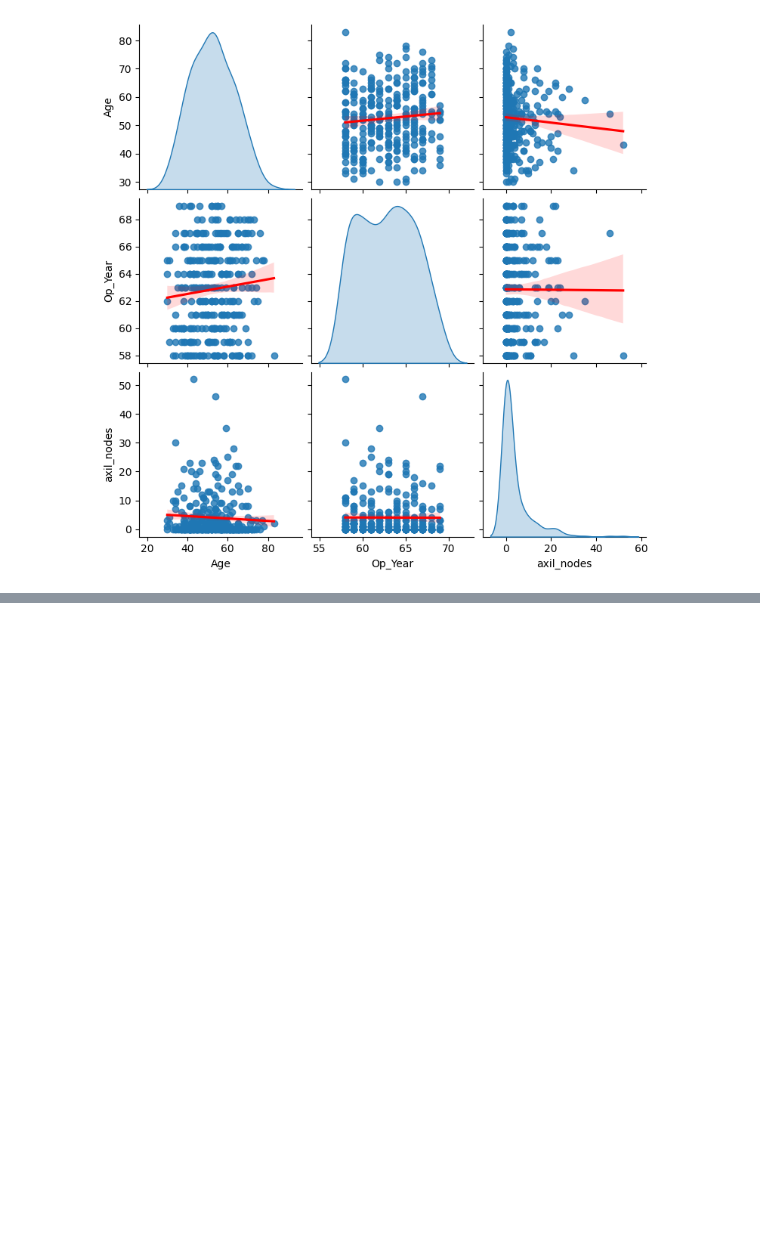
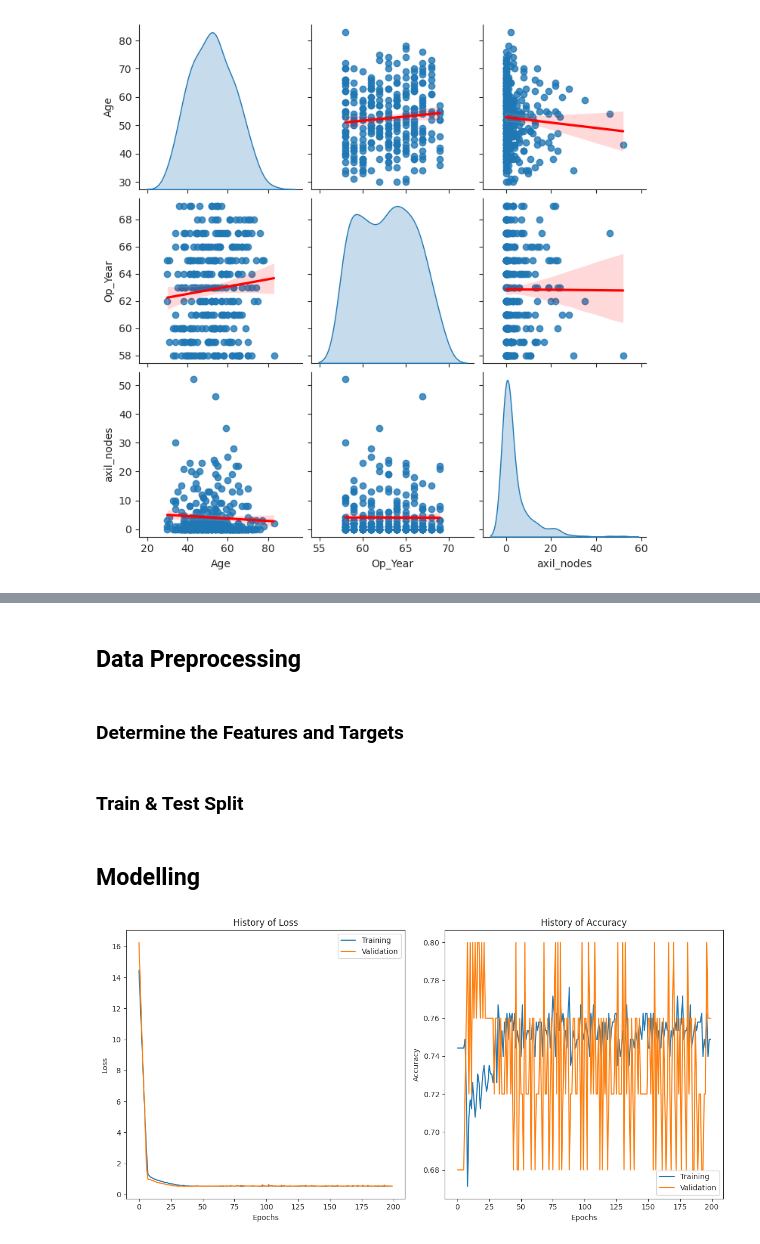
Before and after one commit to muscak/Haberman-Breast-Cancer-Survival-Prediction, a Jupyter notebook: Haberman-Breast-Cancer-Prediction-DNN.ipynb, the cells around one changed output, grey strips where cells are left out. Cells and saved outputs as stored; diff of their text form; code cells hidden in the pictures; blank space fills up the shorter version.

```diff
--- a/Haberman-Breast-Cancer-Prediction-DNN.ipynb
+++ b/Haberman-Breast-Cancer-Prediction-DNN.ipynb
@@ -49,0 +120,51 @@ sb.pairplot(df.drop('Surv_status', axis=1), kind='reg', diag_kind='kde', plot_kw
+# %% [markdown]
+## Data Preprocessing
+# %% [markdown]
+### Determine the Features and Targets
+# %%
+x = df.drop('Surv_status', axis=1).values.astype('float32')
+y = df['Surv_status'].values
+y = LabelEncoder().fit_transform(y)
+# %% [markdown]
+### Train & Test Split
+# %%
+x_train, x_test, y_train, y_test = train_test_split(x, y,
+                                                    test_size=0.2,
+                                                    shuffle=True,
+                                                    random_state=101)
+# %% [markdown]
+## Modelling
+# %%
+def plot_training_history(history):
+  fig, (ax_loss, ax_acc) = plt.subplots(1, 2, figsize=(12, 6))
+  ax_loss.plot(history.history['loss'])
+  ax_loss.plot(history.history['val_loss'])
+  ax_loss.set_title('History of Loss')
+  ax_loss.set_xlabel('Epochs')
+  ax_loss.set_ylabel('Loss')
+  ax_loss.legend(['Training', 'Validation'], loc='upper right')
+
+  ax_acc.plot(history.history['accuracy'])
+  ax_acc.plot(history.history['val_accuracy'])
+  ax_acc.set_title('History of Accuracy')
+  ax_acc.set_xlabel('Epochs')
+  ax_acc.set_ylabel('Accuracy')
+  ax_acc.legend(['Training', 'Validation'], loc='lower right')
+
+  plt.tight_layout()
+  plt.show()
+# %%
+n_features = x.shape[1]
+max_epochs = 200
+# %%
+model = Sequential()
+model.add(Dense(10, activation='relu', input_shape=(n_features, )))
+model.add(Dense(1, activation='sigmoid'))
+model.compile(optimizer='adam', loss='binary_crossentropy', metrics=['accuracy'])
+
+history = model.fit(x_train, y_train, epochs=max_epochs, batch_size=16,
+                    verbose=0, validation_split=0.1)
+
+plot_training_history(history)
+# %% [output]
+[figure, added]
```
Also changed, not shown: parts of 10 cells of this notebook.
